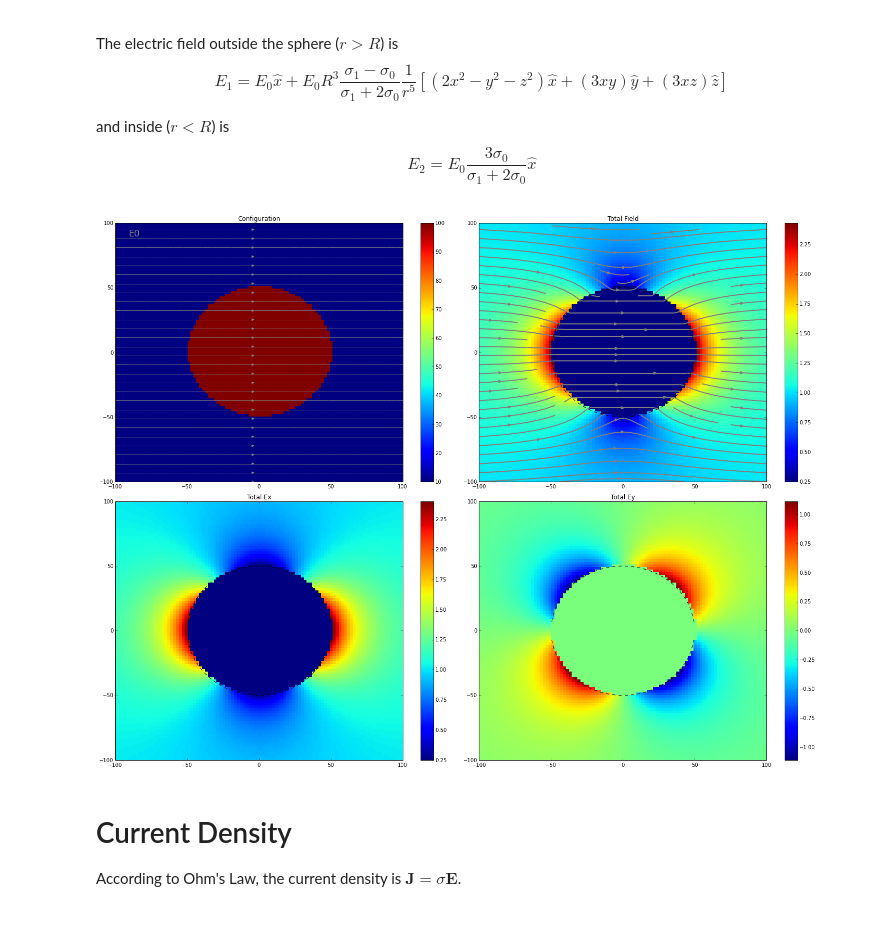
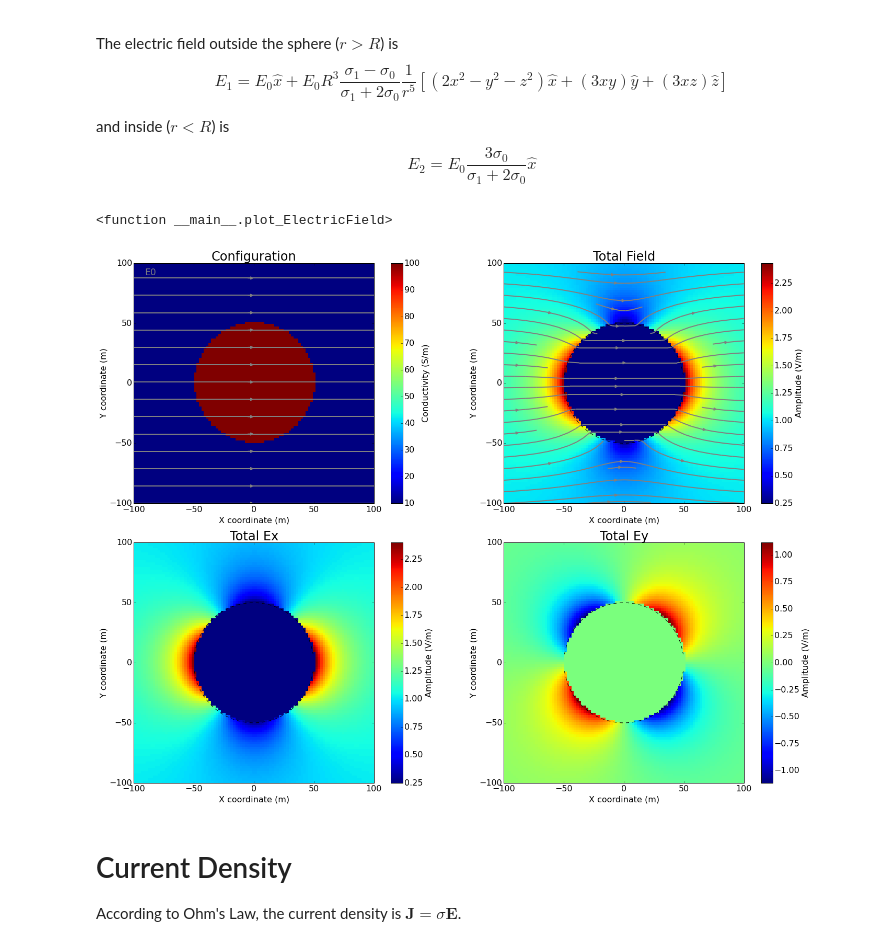
Before and after one commit to geoscixyz/em, a Jupyter notebook: examples/sphere/ElectrostaticSphere.ipynb, the cells around one changed output. Cells and saved outputs as stored; diff of their text form; code cells hidden in the pictures.

```diff
--- a/examples/sphere/ElectrostaticSphere.ipynb
+++ b/examples/sphere/ElectrostaticSphere.ipynb
@@ -35,6 +35,8 @@ dx = xr[1]-xr[0]       # mesh spacing
 dy = yr[1]-yr[0]       # mesh spacing
 zr = np.r_[0]          # identical to saying `zr = np.array([0])`
 XYZ = ndgrid(xr,yr,zr) # Space Definition
+ftsize_title= 24
+ftsize_axis = 16
 # %%
 # Radius function and useful sigma ratio
 r  = lambda x,y,z: np.sqrt(x**2.+y**2.+z**2.)
@@ -208,12 +243,6 @@ S0_slider = FloatSlider(min=1., max =100., step=1.,value=10.)
 E0_slider = FloatSlider(min=-10., max =10., step=2., value=1.)
 PlotOpt_button = ToggleButtons(options=['Total','Secondary'],value = 'Total')
 
-#PlotOpt would need to be passed to the function in the interact. You could define something like:
-
-#   if PlotOpt is 'total':
- #         Jplot = Jtotal
-# elif PlotOpt is 'secondary':
-#          Jplot = Jsecondary
 
 def plot_ElectricField(R,sig1,sig0,E0,PlotOpt):
 
@@ -236,69 +265,100 @@ def plot_ElectricField(R,sig1,sig0,E0,PlotOpt):
     ax=mkvc(ax)
 
     ax[0].pcolor(xr,yr,Sigma.reshape(xr.size, yr.size))
-    plt.colorbar(ax[0].pcolor(xr,yr,Sigma.reshape(xr.size, yr.size)),ax=ax[0])
-    ax[0].streamplot(xr,yr,Ep[:,0].reshape(xr.size,yr.size),Ep[:,1].reshape(xr.size,yr.size),color='gray')
+    cb0 = plt.colorbar(ax[0].pcolor(xr,yr,Sigma.reshape(xr.size, yr.size)),ax=ax[0])
+    cb0.set_label(label= 'Conductivity (S/m)',size=ftsize_axis) #weight='bold')
+    cb0.ax.tick_params(labelsize=ftsize_axis)
     #ax[0].plot(xcirc,np.sqrt(R**2-xcirc**2),'--k',xcirc,-np.sqrt(R**2-xcirc**2),'--k')
-    ax[0].set_title('Configuration')
+    ax[0].streamplot(xr,yr,Ep[:,0].reshape(xr.size,yr.size),Ep[:,1].reshape(xr.size,yr.size),color='gray'
+                     ,density=0.5, linewidth=2.)
+    ax[0].set_title('Configuration',fontsize=ftsize_title)
     ax[0].annotate('E0',(-90,90),xytext=(-90,90),fontsize='xx-large',color='gray')
     ax[0].set_xlim([xr.min(),xr.max()])
     ax[0].set_ylim([yr.min(),yr.max()])
+    ax[0].set_ylabel('Y coordinate (m)',fontsize = ftsize_axis)
+    ax[0].set_xlabel('X coordinate (m)',fontsize = ftsize_axis)
+    ax[0].set_aspect('equal')
+    ax[0].tick_params(labelsize=ftsize_axis)
 
     ax[2].set_xlim([xr.min(),xr.max()])
     ax[2].set_ylim([yr.min(),yr.max()])
+    ax[2].set_ylabel('Y coordinate (m)',fontsize = ftsize_axis)
+    ax[2].set_xlabel('X coordinate (m)',fontsize = ftsize_axis)
     ax[2].plot(xcirc,np.sqrt(R**2-xcirc**2),'--k',xcirc,-np.sqrt(R**2-xcirc**2),'--k')
+    ax[2].tick_params(labelsize=ftsize_axis)
+    ax[2].set_aspect('equal')
 
     ax[1].set_xlim([xr.min(),xr.max()])
     ax[1].set_ylim([yr.min(),yr.max()])
+    ax[1].set_ylabel('Y coordinate (m)',fontsize = ftsize_axis)
+    ax[1].set_xlabel('X coordinate (m)',fontsize = ftsize_axis)
     ax[1].plot(xcirc,np.sqrt(R**2-xcirc**2),'--k',xcirc,-np.sqrt(R**2-xcirc**2),'--k')
+    ax[1].tick_params(labelsize=ftsize_axis)
+    ax[1].set_aspect('equal')
 
     ax[3].set_xlim([xr.min(),xr.max()])
     ax[3].set_ylim([yr.min(),yr.max()])
+    ax[3].set_ylabel('Y coordinate (m)',fontsize = ftsize_axis)
+    ax[3].set_xlabel('X coordinate (m)',fontsize = ftsize_axis)
     ax[3].plot(xcirc,np.sqrt(R**2-xcirc**2),'--k',xcirc,-np.sqrt(R**2-xcirc**2),'--k')
+    ax[3].tick_params(labelsize=ftsize_axis)
+    ax[3].set_aspect('equal')
 
     if PlotOpt == 'Total':
 
         ax[2].pcolor(xr,yr,EtAmp)
-        plt.colorbar(ax[2].pcolor(xr,yr,EtAmp),ax=ax[2])
-        ax[2].streamplot(xr,yr,EtXr,EtYr,color='gray',linewidth=2.)#angles='xy',scale_units='xy',scale=0.05)
-        ax[2].set_title('Total Field')
+        cb2 = plt.colorbar(ax[2].pcolor(xr,yr,EtAmp),ax=ax[2])
+        cb2.set_label(label= 'Amplitude (V/m)',size=ftsize_axis) #weight='bold')
+        cb2.ax.tick_params(labelsize=ftsize_axis)
+        ax[2].streamplot(xr,yr,EtXr,EtYr,color='gray',linewidth=2.,density=0.75)#angles='xy',scale_units='xy',scale=0.05)
+        ax[2].set_title('Total Field',fontsize=ftsize_title)
 
         ax[1].pcolor(xr,yr,Et[:,0].reshape(xr.size, yr.size))
-        plt.colorbar(ax[1].pcolor(xr,yr,Et[:,0].reshape(xr.size, yr.size)),ax=ax[1])
-        ax[1].set_title('Total Ex')
+        cb1 = plt.colorbar(ax[1].pcolor(xr,yr,Et[:,0].reshape(xr.size, yr.size)),ax=ax[1])
+        cb1.set_label(label= 'Amplitude (V/m)',size=ftsize_axis) #weight='bold')
+        cb1.ax.tick_params(labelsize=ftsize_axis)
+        ax[1].set_title('Total Ex',fontsize=ftsize_title)
 
         ax[3].pcolor(xr,yr,Et[:,1].reshape(xr.size,yr.size))
-        plt.colorbar(ax[3].pcolor(xr,yr,Et[:,1].reshape(xr.size, yr.size)),ax=ax[3])
-        ax[3].set_title('Total Ey')
+        cb3 = plt.colorbar(ax[3].pcolor(xr,yr,Et[:,1].reshape(xr.size, yr.size)),ax=ax[3])
+        cb3.set_label(label= 'Amplitude (V/m)',size=ftsize_axis) #weight='bold')
+        cb3.ax.tick_params(labelsize=ftsize_axis)
+        ax[3].set_title('Total Ey',fontsize=ftsize_title)
 
 
     elif PlotOpt is 'Secondary':
 
         ax[2].pcolor(xr,yr,EsAmp)
-        plt.colorbar(ax[2].pcolor(xr,yr,EsAmp),ax=ax[2])
-        ax[2].streamplot(xr,yr,ESXr,ESYr,color='gray',linewidth=2.)#,angles='xy',scale_units='xy',scale=0.05)
+        cb2 = plt.colorbar(ax[2].pcolor(xr,yr,EsAmp),ax=ax[2])
+        cb2.set_label(label= 'Amplitude (V/m)',size=ftsize_axis) #weight='bold')
+        cb2.ax.tick_params(labelsize=ftsize_axis)
+        ax[2].streamplot(xr,yr,ESXr,ESYr,color='gray',linewidth=2.,density=0.75)#,angles='xy',scale_units='xy',scale=0.05)
         ax[2].plot(xcirc,np.sqrt(R**2-xcirc**2),'--k',xcirc,-np.sqrt(R**2-xcirc**2),'--k')
-        ax[2].set_title('Secondary Field')
-        ax[2].set_xlim([xr.min(),xr.max()])
-        ax[2].set_ylim([yr.min(),yr.max()])
+        ax[2].set_title('Secondary Field',fontsize=ftsize_title)
+
 
         ax[1].pcolor(xr,yr,Es[:,0].reshape(xr.size, yr.size))
-        plt.colorbar(ax[1].pcolor(xr,yr,Es[:,0].reshape(xr.size, yr.size)),ax=ax[1])
-        ax[1].set_title('Secondary Ex')
+        cb1 = plt.colorbar(ax[1].pcolor(xr,yr,Es[:,0].reshape(xr.size, yr.size)),ax=ax[1])
+        cb1.set_label(label= 'Amplitude (V/m)',size=ftsize_axis) #weight='bold')
+        cb1.ax.tick_params(labelsize=ftsize_axis)
+        ax[1].set_title('Secondary Ex',fontsize=ftsize_title)
 
         ax[3].pcolor(xr,yr,Es[:,1].reshape(xr.size,yr.size))
-        plt.colorbar(ax[3].pcolor(xr,yr,Es[:,1].reshape(xr.size, yr.size)),ax=ax[3])
-        ax[3].set_title('Secondary Ey')
+        cb3= plt.colorbar(ax[3].pcolor(xr,yr,Es[:,1].reshape(xr.size, yr.size)),ax=ax[3])
+        cb3.set_label(label= 'Amplitude (V/m)',size=ftsize_axis) #weight='bold')
+        cb3.ax.tick_params(labelsize=ftsize_axis)
+        ax[3].set_title('Secondary Ey',fontsize=ftsize_title)
 
     else:
 
         print('Oups!')
 
     plt.tight_layout()
 
 interact(plot_ElectricField, R=R_slider, sig1=S1_slider,sig0=S0_slider,E0=E0_slider,PlotOpt = PlotOpt_button)
 # %% [output]
+<function __main__.plot_ElectricField>
-[figure, old version]
+[figure, new version]
 # %% [markdown]
 # Current Density
 
```
Also changed, not shown: parts of 1 cell of this notebook.
